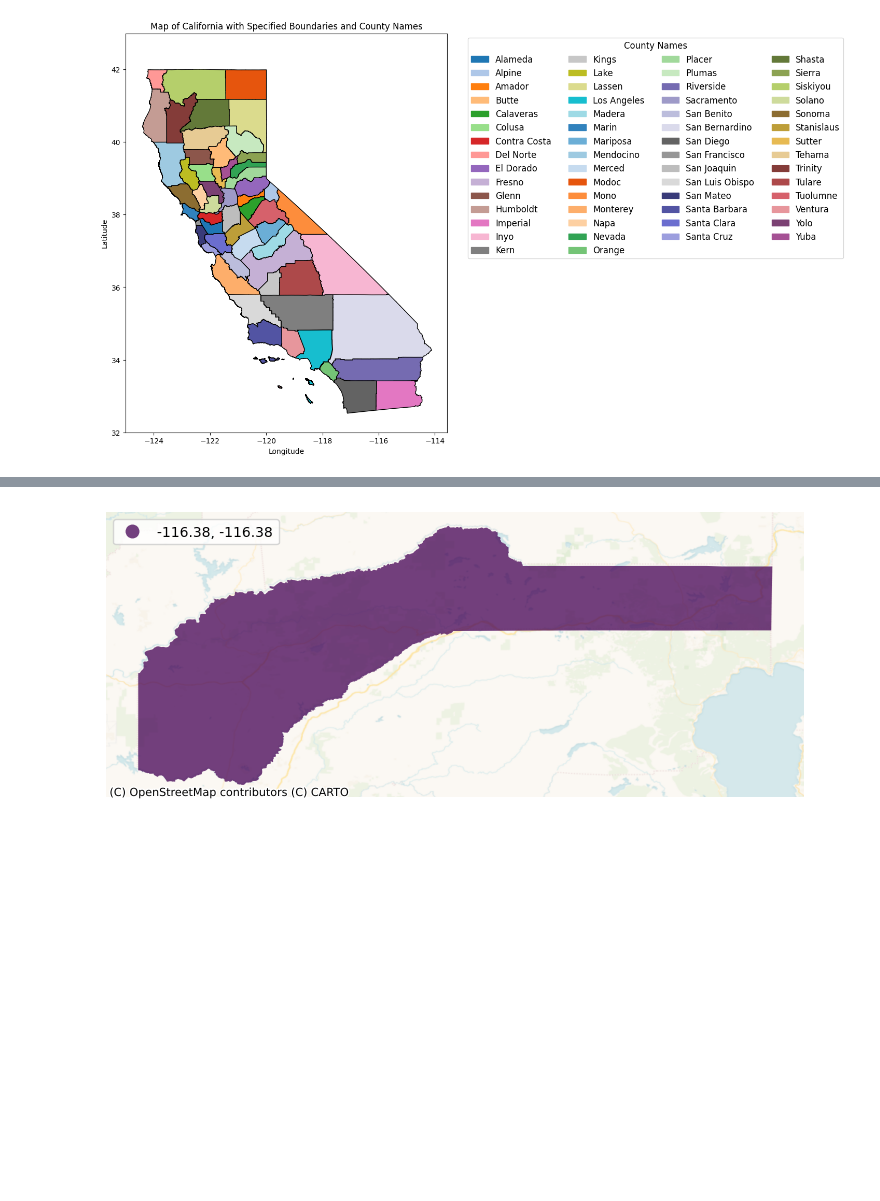
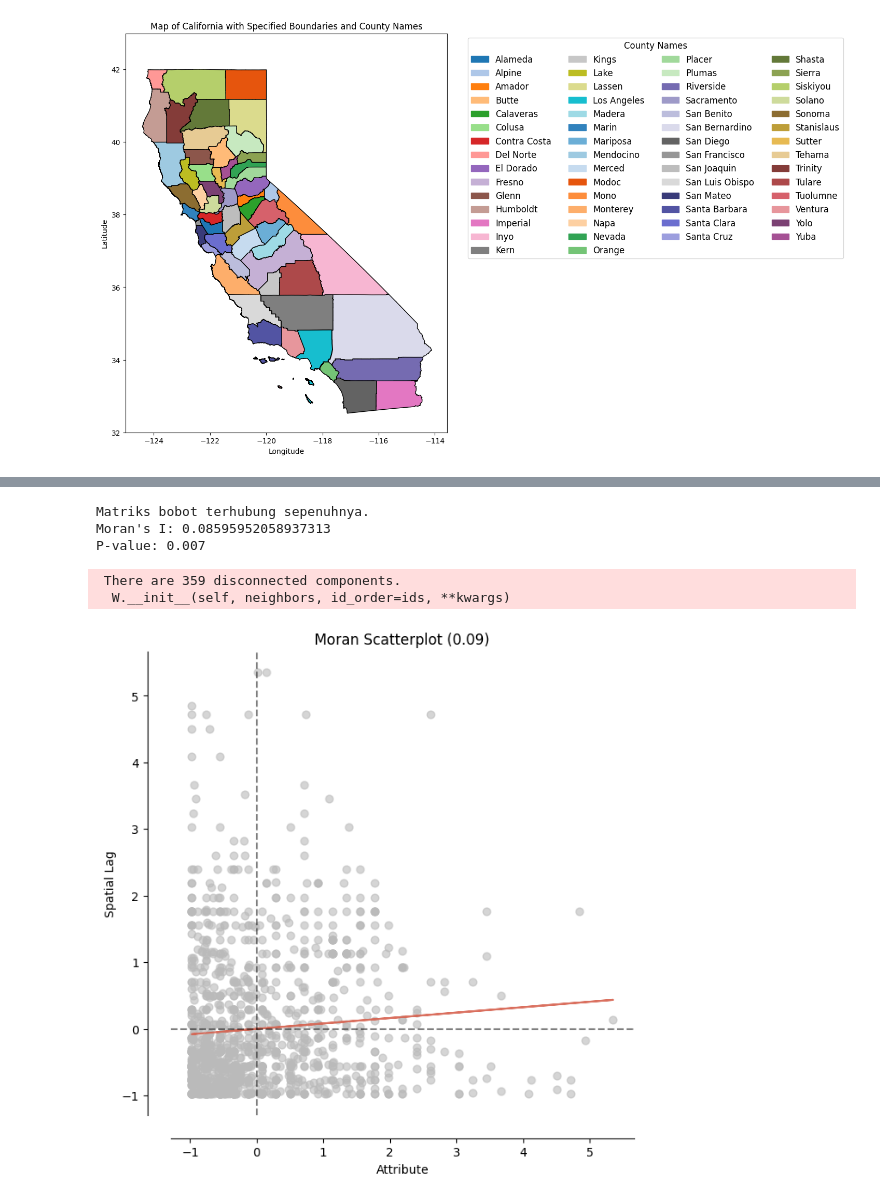
Before and after one commit to arifadli/Exploratory-Spatial-Data-Analysis, a Jupyter notebook: Earthquake Research/ESDA - Earthquake California.ipynb, the cells around one changed output, grey strips where cells are left out. Cells and saved outputs as stored; diff of their text form; code cells hidden in the pictures; blank space fills up the shorter version.

```diff
--- a/Earthquake Research/ESDA - Earthquake California.ipynb
+++ b/Earthquake Research/ESDA - Earthquake California.ipynb
@@ -498,0 +278,9 @@ plt.show()
+# %%
+# Group by 'place' and calculate average magnitude in each place
+place_avg_magnitude = df_selected.groupby('place')['mag'].mean().reset_index(name='avg_magnitude')
+
+# Merge average magnitude with df_selected based on 'place'
+df_moreselected = df_selected.merge(place_avg_magnitude, on='place', how='left')
+
+# Tampilkan tabel hasil
+df_moreselected.head()
@@ -583,29 +472,41 @@ db=merged_data
-# %%
-# Set up figure and a single axis
-f, ax = plt.subplots(1, figsize=(9, 9))
-
-# Build choropleth
-db.plot(
-    column="longitude",  # Ganti dengan kolom yang sesuai untuk pemetaan
-    cmap="viridis",
-    scheme="quantiles",
-    k=5,
-    edgecolor="white",
-    linewidth=0.0,
-    alpha=0.75,
-    legend=True,
-    legend_kwds=dict(loc=2),
-    ax=ax,
-)
-
-# Add basemap
-contextily.add_basemap(
-    ax,
-    crs=db.crs,
-    source=contextily.providers.CartoDB.VoyagerNoLabels,
-)
-
-# Remove axes
-ax.set_axis_off()
-# %% [output]
-[figure, removed]
+# %%
+import pandas as pd
+from libpysal import weights
+from esda.moran import Moran
+
+# Baca dataset
+dataset = "https://raw.githubusercontent.com/arifadli/DatasetRepository/main/Disertation/California/usgs_california_1952_2022.csv"
+df = pd.read_csv(dataset)
+
+# Buat geometri kolom menggunakan longitude dan latitude
+df['geometry'] = df.apply(lambda row: Point(row['longitude'], row['latitude']), axis=1)
+
+# Bangun matriks spatialis
+w = weights.KNN.from_dataframe(df, k=1)
+
+# Periksa apakah matriks bobot terhubung sepenuhnya
+if not w.islands:
+    print("Matriks bobot terhubung sepenuhnya.")
+else:
+    print("Matriks bobot tidak sepenuhnya terhubung. Ada komponen yang tidak terhubung.")
+
+# Hitung Moran's I
+moran = Moran(df['mag'], w)
+
+# Print Moran's I
+print("Moran's I:", moran.I)
+print("P-value:", moran.p_sim)
+# %% [output]
+Matriks bobot terhubung sepenuhnya.
+Moran's I: 0.08595952058937313
+P-value: 0.007
+ There are 359 disconnected components.
+  W.__init__(self, neighbors, id_order=ids, **kwargs)
+# %%
+from splot.esda import moran_scatterplot
+
+# Buat Moran Scatter plot
+fig, ax = moran_scatterplot(moran, zstandard=True)
+plt.show()
+# %% [output]
+[figure, added]
```
Also changed, not shown: parts of 46 cells of this notebook, 2 other files.
